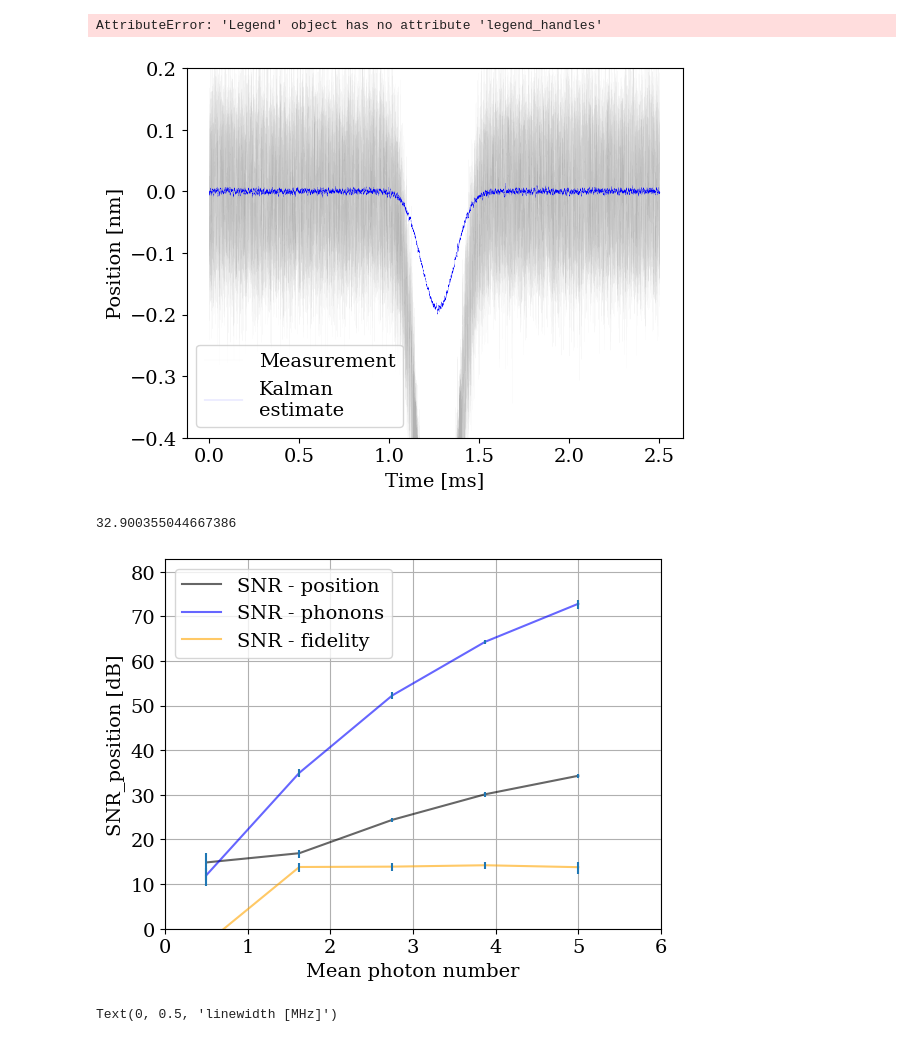
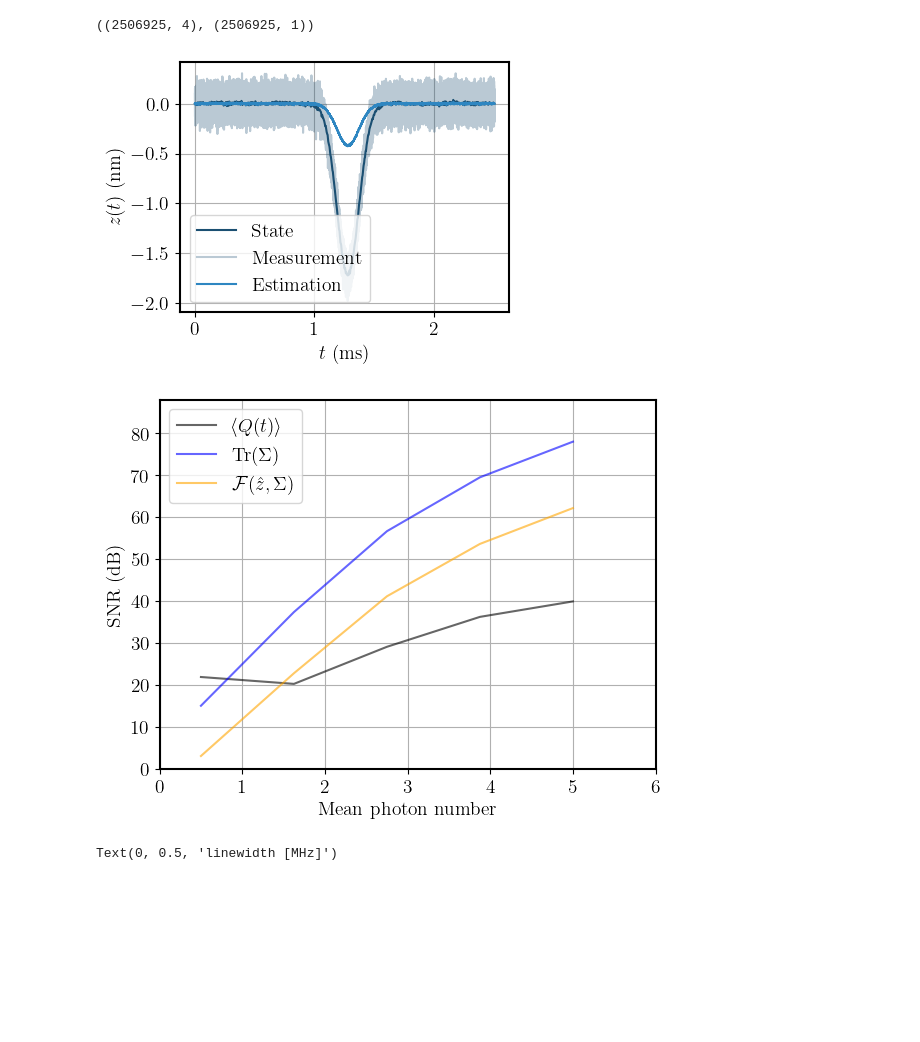
Before and after one commit to QuantumAdventures/single-photons, a Jupyter notebook: notebooks/5. SNR calculation and parameter space scanning.ipynb, the cells around one changed output. Drawn from its saved outputs; the diff is of its cells as text; code cells hidden in the pictures; blank space fills up the shorter version.

```diff
--- a/notebooks/5. SNR calculation and parameter space scanning.ipynb
+++ b/notebooks/5. SNR calculation and parameter space scanning.ipynb
@@ -152,0 +16,8 @@ def compute_fidelity(estimations, cov_matrix, cov_ss, step = 30):
+# %%
+plt.rcParams.update({'font.size': 10})
+plt.rcParams['axes.linewidth'] = 1.5
+plt.rcParams['font.family'] = 'serif'
+plt.rcParams['font.serif'] = ['Times New Roman'] + plt.rcParams['font.serif']
+plt.rcParams.update({
+    "text.usetex": True,
+})
@@ -224,4 +96,15 @@ def post_process_snr(snr):
         mean_pos = 0
         std_pos = 0
     return mean_pos, std_pos
+# %%
+def compute_phonons(estimations, cov_matrix, control_step, step=30):
+    estimates = estimations[::control_step]
+    sampled_cov_matrix = cov_matrix[:, :, :estimates.shape[0]]
+    print(estimates.shape, sampled_cov_matrix.shape)
+    phonons = np.zeros(int(estimates.shape[0]/step)-1)
+    for i in range(1, int(estimates.shape[0]/step)):
+        averaged = estimates[(i-1)*step:i*step, 0:].mean(axis=0)
+        second_moments = sampled_cov_matrix[i, :, :] + np.power(averaged, 2)
+        phonons[i-1] = np.trace(second_moments)/4-0.5
+    return phonons
 # %%
@@ -299,36 +192,27 @@ for width in widths:
+# %%
+new_states.shape, measured_states.shape
+# %% [output]
+((2506925, 4), (2506925, 1))
 # %%
 signal = estimated_states[:,2][::control_step]
-
-plt.rcParams["font.family"] = "Serif"
-plt.rcParams["font.size"] = 14
+colors = ['#2E86C1', '#85C1E9', '#1B4F72']
+fig = plt.figure()
+factor = 1
+fig.set_size_inches(4.25*factor, 3.25*factor, forward=True)
 x = 1e3*t[::control_step][:signal.shape[0]]
-fig = plt.figure()
-ax = fig.add_subplot()
-plt.plot(x,measured_states[::control_step]*zp_x/1e-9,linewidth = 0.03, color = 'black', alpha = 0.3, label = 'Measurement')
-plt.plot(x,signal*zp_x/1e-9,linewidth = 0.1,color = 'blue',label = 'Estimate')
-plt.xlabel('Time [ms]')
-plt.ylabel('Position [nm]')
-plt.ylim([-0.4, 0.2])
-leg = plt.legend(['Measurement','Kalman\nestimate'],loc = [0.02,0.03])
-
-leg.legend_handles[0].set_alpha(0.3)
-leg.legend_handles[1].set_alpha(1)
-leg.legend_handles[0].set_linewidth(1)
-leg.legend_handles[1].set_linewidth(1)
+plt.plot(x, new_states[::control_step, 2]*zp_x/1e-9, color=colors[2])
+plt.plot(x, measured_states[::control_step]*zp_x/1e-9, color = colors[2], alpha=0.3)#, alpha = 0.3, label = 'Measurement')
+plt.plot(x,signal*zp_x/1e-9,color = colors[0])
+plt.xlabel(r'$t$ (ms)')
+plt.ylabel(r'$z(t)$ (nm)')
+plt.grid()
+#plt.ylim([-0.4, 0.2])
+plt.legend(['State', 'Measurement','Estimation'],loc = 'lower left')
+plt.show()
 #ax.text(0.2, 0.8, r'SNR = {:.2}dB'.format(10*np.log10(SNR)), fontsize=15)
 # %% [output]
-AttributeError: 'Legend' object has no attribute 'legend_handles'
-[figure, old version]
+[figure, new version]
-# %%
-#plt.plot(signal)
-#plt.plot(fidelity[phn_left:phn_right])
-print(10*np.log10(compute_SNR(signal, delta_t*step*control_step, phn_left, phn_right)))
-plt.show()
-# %% [output]
-32.900355044667386
 # %%
-plt.rcParams["font.family"] = "Serif"
-plt.rcParams["font.size"] = 14
 Y = np.array(SNR_data)[0,:]
 num_pos = []
 mean_pos = []
@@ -356,18 +240,18 @@ for i in range(Y.shape[0]):
 
 fig1 = plt.figure()
 plt.grid()
-plt.plot(num_pos, mean_pos, alpha = 0.6, color = 'black', label='SNR - position')
-plt.errorbar(num_pos, mean_pos, yerr = error_pos, fmt = 'none', label='_SNR position')
+plt.plot(num_pos, mean_pos, alpha = 0.6, color = 'black', label=r'$\langle Q(t)\rangle$')
+plt.errorbar(num_pos, mean_pos, yerr = error_pos, fmt = 'none')#, label='_SNR position')
 plt.xlabel('Mean photon number')
-plt.ylabel('SNR_position [dB]')
+plt.ylabel('SNR (dB)')
 plt.xlim([0, 1+numbers[-1]])
 plt.ylim([1, 10+max(mean_pos)])
 
-plt.plot(num_phn, mean_phn, alpha = 0.6, color = 'blue', label='SNR - phonons')
-plt.errorbar(num_phn, mean_phn, yerr = error_phn, fmt = 'none', label='_SNR')
+plt.plot(num_phn, mean_phn, alpha = 0.6, color = 'blue', label=r'$\textrm{Tr}(\Sigma)$')
+plt.errorbar(num_phn, mean_phn, yerr = error_phn, fmt = 'none')#, label='_SNR')
 
-plt.plot(num_pos, mean_fid, alpha = 0.6, color = 'orange', label='SNR - fidelity')
-plt.errorbar(num_fid, mean_fid, yerr = error_fid, fmt = 'none', label='_SNR')
+plt.plot(num_pos, mean_fid, alpha = 0.6, color = 'orange', label=r'$\mathcal{F}(\hat{\mathbf{z}}, \Sigma)$')
+plt.errorbar(num_fid, mean_fid, yerr = error_fid, fmt = 'none')#, label='_SNR')
 
 #plt.xlabel('Mean photon number')
 #plt.ylabel('SNR_phonons [dB]')
@@ -376,7 +260,7 @@ plt.ylim([0, 10+max(mean_phn)])
 plt.legend()
 plt.show()
 # %% [output]
-[figure, old version]
+[figure, new version]
 # %%
 upper = cm.jet(np.arange(256))
 lower = np.ones((int(256/4),4))
```
Also changed, not shown: parts of 7 cells of this notebook, 7 other files.
